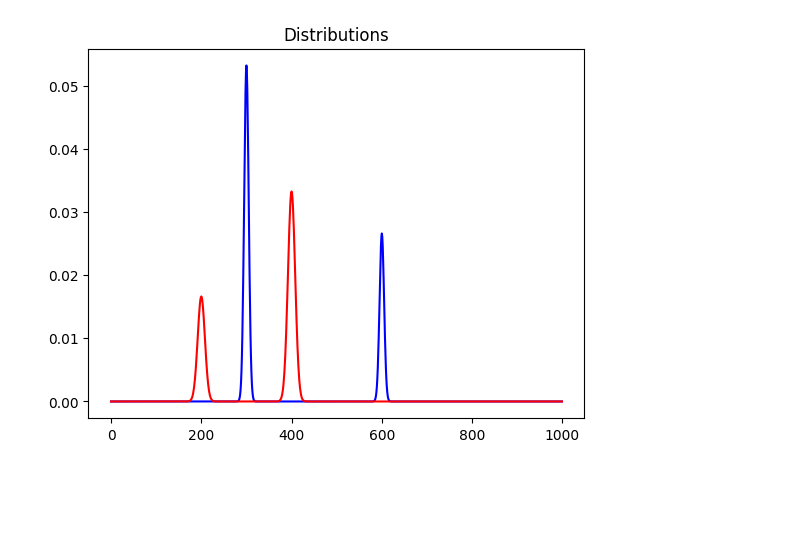
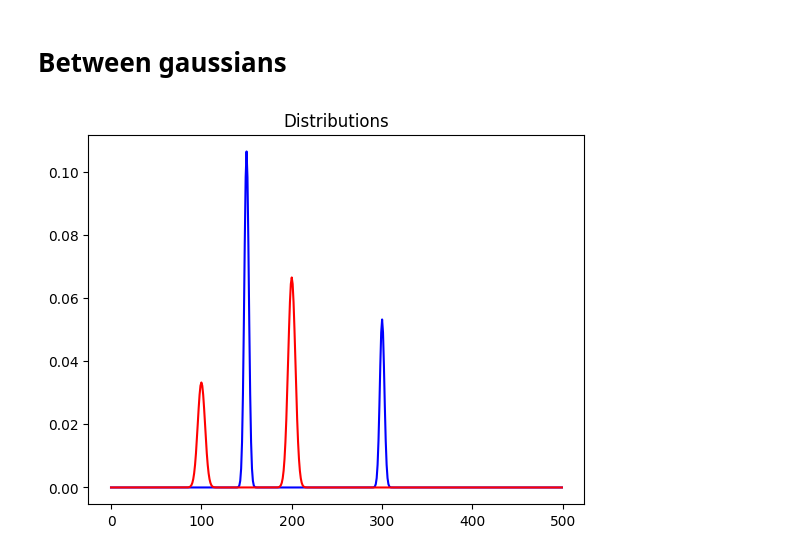
Before and after one commit to zaquastier/audio_1D_transport, a Jupyter notebook: audio_ot_vlab.ipynb, the cells around one changed output. Saved outputs shown, nothing was run; the diff lists cells and outputs as text; code cells hidden in the pictures; blank space fills up the shorter version.

```diff
--- a/audio_ot_vlab.ipynb
+++ b/audio_ot_vlab.ipynb
@@ -24,25 +88,27 @@ In this part we compute 1D Optimal transport between two gaussian distributions.
+# %% [markdown]
+# Between gaussians
 # %%
 # We compute two 1000-bins gaussian distributions with different mean and std
 
-n = 1000
+n = 500
 x = np.arange(n, dtype=np.float64)
 
 f1 = n * 0.3
 f2 = n * 0.2
 s1 = n * 0.005
 s2 = n * 0.008
 
 # Gaussian distributions
 a1 = 1.0 * ot.datasets.make_1D_gauss(n, m=f1, s=s1) + 0.5 * ot.datasets.make_1D_gauss(n, m=f1*2, s=s1)
 a1 = a1 / np.sum(a1)
 a2 = 0.5 * ot.datasets.make_1D_gauss(n, m=f2, s=s2) + 1.0 * ot.datasets.make_1D_gauss(n, m=f2*2, s=s2)
 a2 = a2 / np.sum(a2)
 
 fig, ax = plt.subplots()
 ax.plot(x, a1, color="blue")
 ax.plot(x, a2, color="red")
 ax.set_title('Distributions')
 
 plt.show()
 # %% [output]
-[figure, old version]
+[figure, new version]
```
Also changed, not shown: parts of 10 cells of this notebook.
